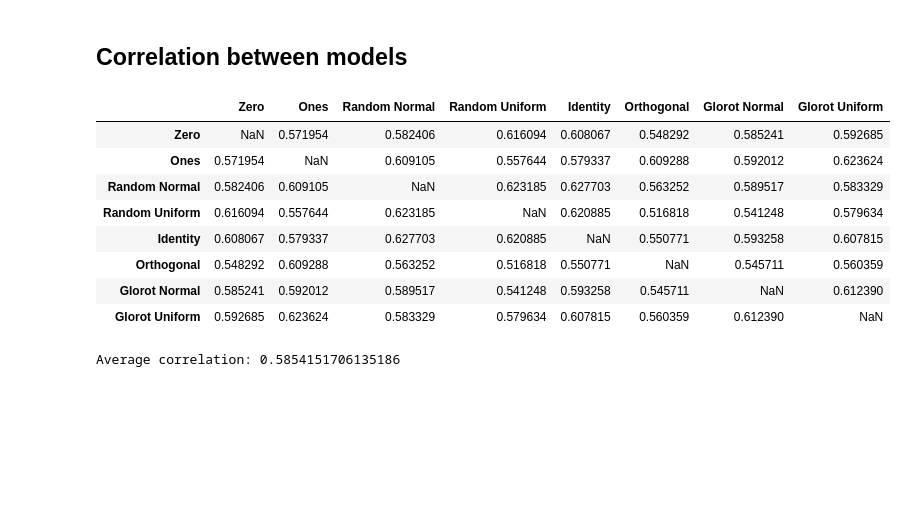
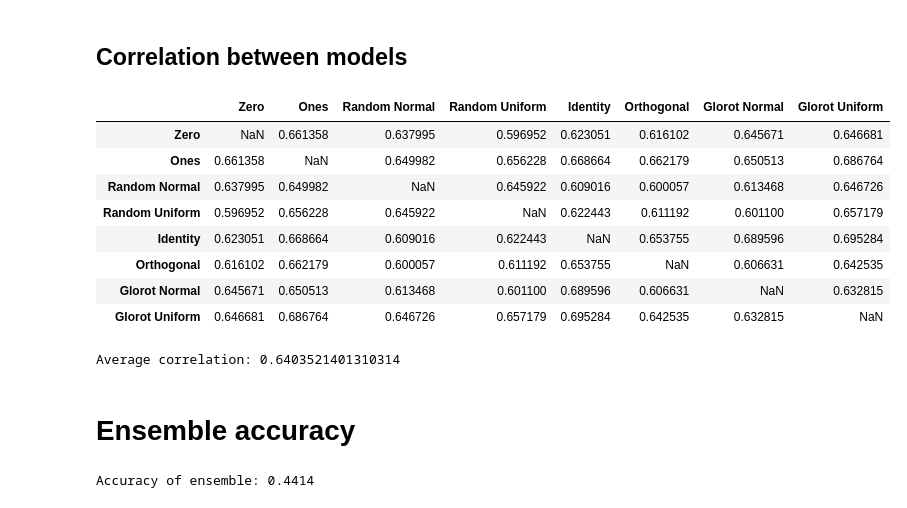
Before and after one commit to SjoerdC/NaturalComputing, a Jupyter notebook: Project/WeightInit/weight_int_CIFAR10.ipynb, the cells around one changed output. Cells and saved outputs as stored; diff of their text form; code cells hidden in the pictures; blank space fills up the shorter version.

```diff
--- a/Project/WeightInit/weight_int_CIFAR10.ipynb
+++ b/Project/WeightInit/weight_int_CIFAR10.ipynb
@@ -20,7 +21,7 @@ from tqdm import tqdm
 Using TensorFlow backend.
 # %%
 BATCH_SIZE = 128
-EPOCHS = 10
+EPOCHS = 9999
 IMAGE_SIZE = 32
 NUM_CLASSES = 10
 NUM_CHANNELS = 3
@@ -31,8 +32,9 @@ PATH = ""
 # %% [markdown]
 # Set seeds
 # %%
-np.random.seed(1)
-tf.random.set_seed(1)
+run = "run3"
+np.random.seed(3)
+tf.random.set_seed(3)
 # %% [markdown]
 # Preprocess
 # %%
@@ -110,7 +112,7 @@ for i in range(len(initializer)):
             elif(initializer[i] == "Glorot Unifrom"):
                 layer.kernel_initializer = initializers.GlorotUnifrom()
 
-    es = EarlyStopping(monitor='val_categorical_accuracy', mode='max', min_delta=0.01, patience=3)
+    es = EarlyStopping(monitor='val_loss', min_delta=0.01, patience=3)
     model.fit(x_train,y_train,
               batch_size = BATCH_SIZE,
               epochs = EPOCHS,
@@ -186,31 +182,34 @@ for prediction in tqdm(predictions):
 # %%
 correlation_matrix = []
 
 for ix, x in enumerate(classified):
   row = []
 
   for iy, y in enumerate(classified):
     if (ix == iy):
       row.append(np.nan)
     else:
       row.append(pearsonr(x,y)[0])
 
   correlation_matrix.append(row)
 
 correlation_matrix = np.array(correlation_matrix)
 correlation_matrix_df = pd.DataFrame(correlation_matrix)
 correlation_matrix_df.columns = initializer
 correlation_matrix_df.index = initializer
 display(correlation_matrix_df)
 print("Average correlation: " + str(np.nanmean(correlation_matrix.flatten())))
+correlation_matrix_df.to_csv(PATH + MODEL_NAME + "_correlation_matrix_" + run + ".csv")
 # %% [output]
 |  | Zero | Ones | Random Normal | Random Uniform | Identity | Orthogonal | Glorot Normal | Glorot Uniform |
-| Zero | NaN | 0.571954 | 0.582406 | 0.616094 | 0.608067 | 0.548292 | 0.585241 | 0.592685 |
-| Ones | 0.571954 | NaN | 0.609105 | 0.557644 | 0.579337 | 0.609288 | 0.592012 | 0.623624 |
-| Random Normal | 0.582406 | 0.609105 | NaN | 0.623185 | 0.627703 | 0.563252 | 0.589517 | 0.583329 |
-| Random Uniform | 0.616094 | 0.557644 | 0.623185 | NaN | 0.620885 | 0.516818 | 0.541248 | 0.579634 |
-| Identity | 0.608067 | 0.579337 | 0.627703 | 0.620885 | NaN | 0.550771 | 0.593258 | 0.607815 |
-| Orthogonal | 0.548292 | 0.609288 | 0.563252 | 0.516818 | 0.550771 | NaN | 0.545711 | 0.560359 |
-| Glorot Normal | 0.585241 | 0.592012 | 0.589517 | 0.541248 | 0.593258 | 0.545711 | NaN | 0.612390 |
-| Glorot Uniform | 0.592685 | 0.623624 | 0.583329 | 0.579634 | 0.607815 | 0.560359 | 0.612390 | NaN |
+| Zero | NaN | 0.661358 | 0.637995 | 0.596952 | 0.623051 | 0.616102 | 0.645671 | 0.646681 |
+| Ones | 0.661358 | NaN | 0.649982 | 0.656228 | 0.668664 | 0.662179 | 0.650513 | 0.686764 |
+| Random Normal | 0.637995 | 0.649982 | NaN | 0.645922 | 0.609016 | 0.600057 | 0.613468 | 0.646726 |
+| Random Uniform | 0.596952 | 0.656228 | 0.645922 | NaN | 0.622443 | 0.611192 | 0.601100 | 0.657179 |
+| Identity | 0.623051 | 0.668664 | 0.609016 | 0.622443 | NaN | 0.653755 | 0.689596 | 0.695284 |
+| Orthogonal | 0.616102 | 0.662179 | 0.600057 | 0.611192 | 0.653755 | NaN | 0.606631 | 0.642535 |
+| Glorot Normal | 0.645671 | 0.650513 | 0.613468 | 0.601100 | 0.689596 | 0.606631 | NaN | 0.632815 |
+| Glorot Uniform | 0.646681 | 0.686764 | 0.646726 | 0.657179 | 0.695284 | 0.642535 | 0.632815 | NaN |
-Average correlation: 0.5854151706135186
+Average correlation: 0.6403521401310314
+# %% [markdown]
+# Ensemble accuracy
@@ -216,0 +227,4 @@ Average correlation: 0.5854151706135186
+# %%
+print("Accuracy of ensemble: " + str(predict(models, x_test, y_testc)))
+# %% [output]
+Accuracy of ensemble: 0.4414
```
Also changed, not shown: parts of 6 cells of this notebook, 2 other files.
